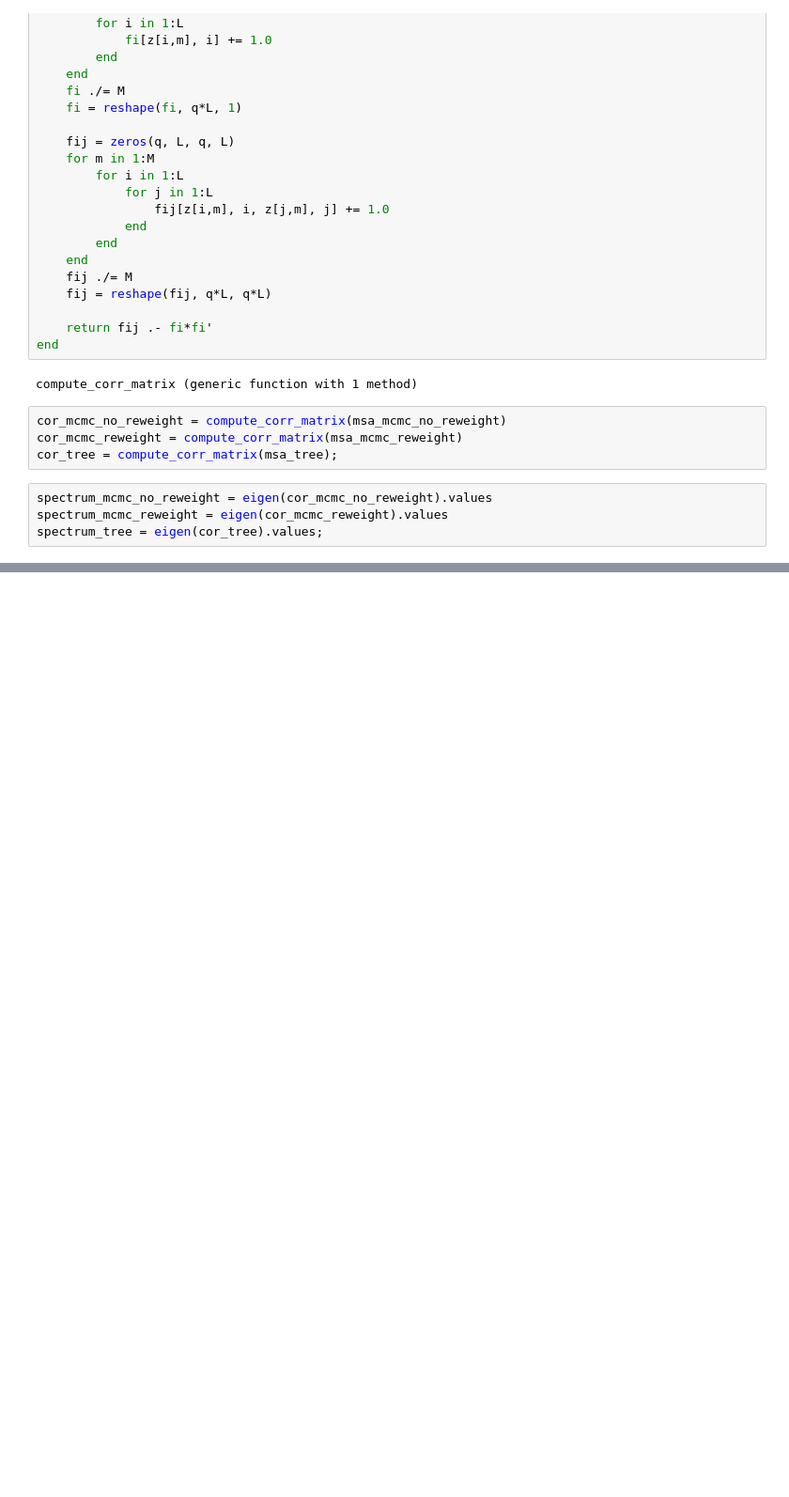
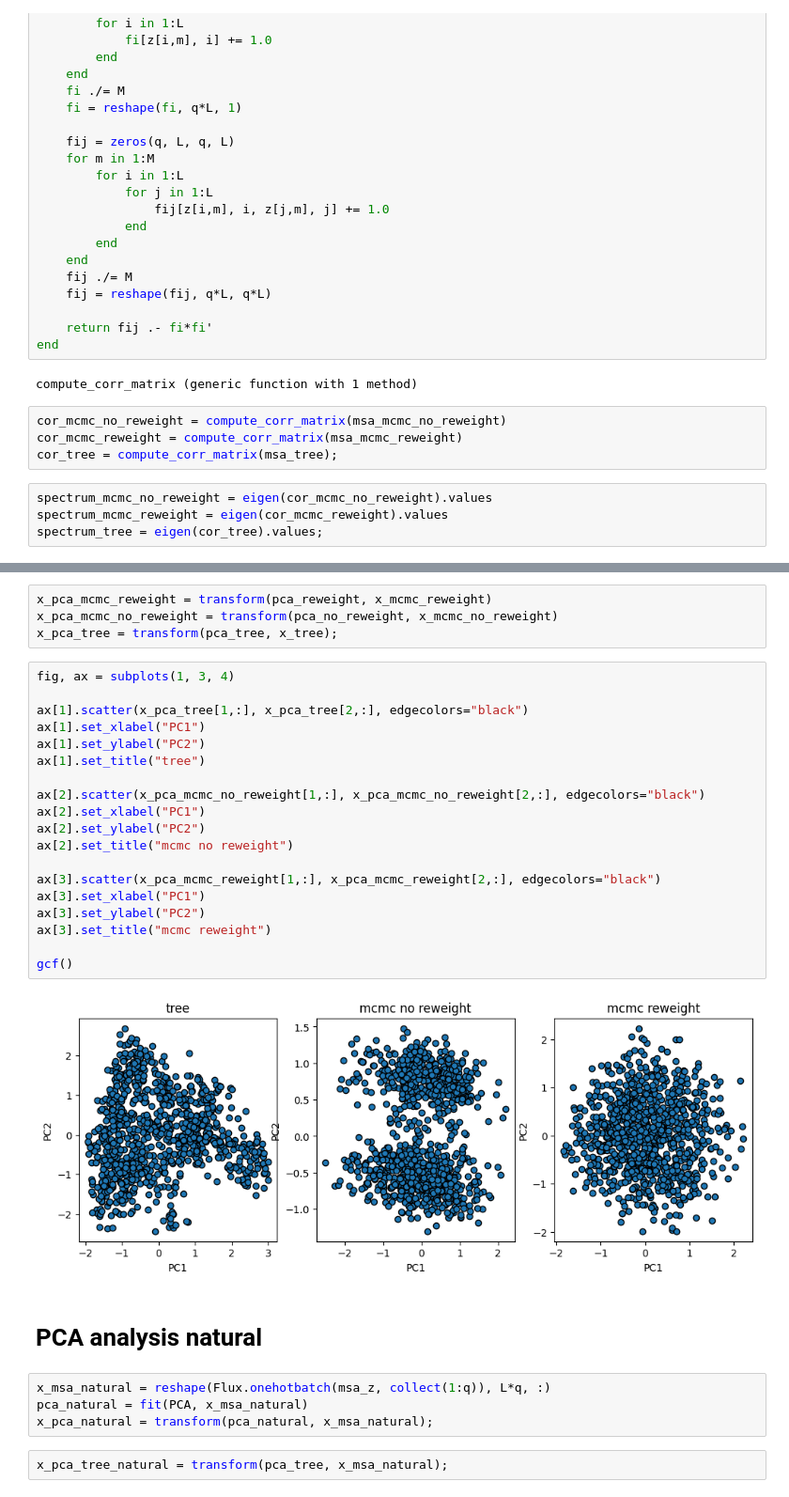
Before and after one commit to matteodeleonardis/PhyloBM, a Jupyter notebook: DBD/notebooks/sampling_reweighting.ipynb, the cells around one changed output, grey strips where cells are left out. Shown at 94% size. Saved outputs shown, nothing was run; the diff lists cells and outputs as text; blank space fills up the shorter version.

```diff
--- a/DBD/notebooks/sampling_reweighting.ipynb
+++ b/DBD/notebooks/sampling_reweighting.ipynb
@@ -361,0 +386,33 @@ gcf()
+# %%
+x_pca_mcmc_reweight = transform(pca_reweight, x_mcmc_reweight)
+x_pca_mcmc_no_reweight = transform(pca_no_reweight, x_mcmc_no_reweight)
+x_pca_tree = transform(pca_tree, x_tree);
+# %%
+fig, ax = subplots(1, 3, 4)
+
+ax[1].scatter(x_pca_tree[1,:], x_pca_tree[2,:], edgecolors="black")
+ax[1].set_xlabel("PC1")
+ax[1].set_ylabel("PC2")
+ax[1].set_title("tree")
+
+ax[2].scatter(x_pca_mcmc_no_reweight[1,:], x_pca_mcmc_no_reweight[2,:], edgecolors="black")
+ax[2].set_xlabel("PC1")
+ax[2].set_ylabel("PC2")
+ax[2].set_title("mcmc no reweight")
+
+ax[3].scatter(x_pca_mcmc_reweight[1,:], x_pca_mcmc_reweight[2,:], edgecolors="black")
+ax[3].set_xlabel("PC1")
+ax[3].set_ylabel("PC2")
+ax[3].set_title("mcmc reweight")
+
+gcf()
+# %% [output]
+[figure, added]
+# %% [markdown]
+# PCA analysis natural
+# %%
+x_msa_natural = reshape(Flux.onehotbatch(msa_z, collect(1:q)), L*q, :)
+pca_natural = fit(PCA, x_msa_natural)
+x_pca_natural = transform(pca_natural, x_msa_natural);
+# %%
+x_pca_tree_natural = transform(pca_tree, x_msa_natural);
```
Also changed, not shown: parts of 14 cells of this notebook.
